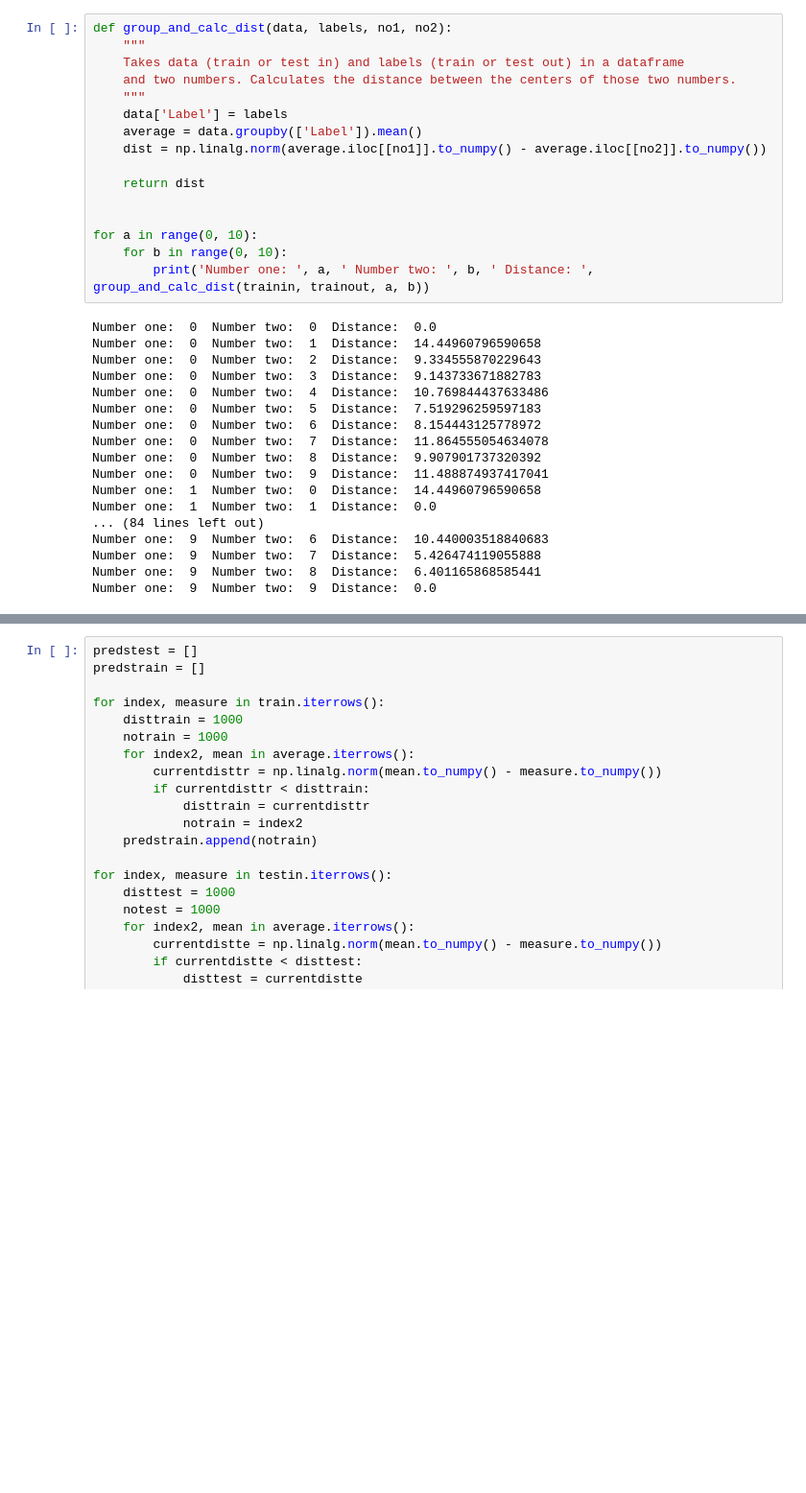
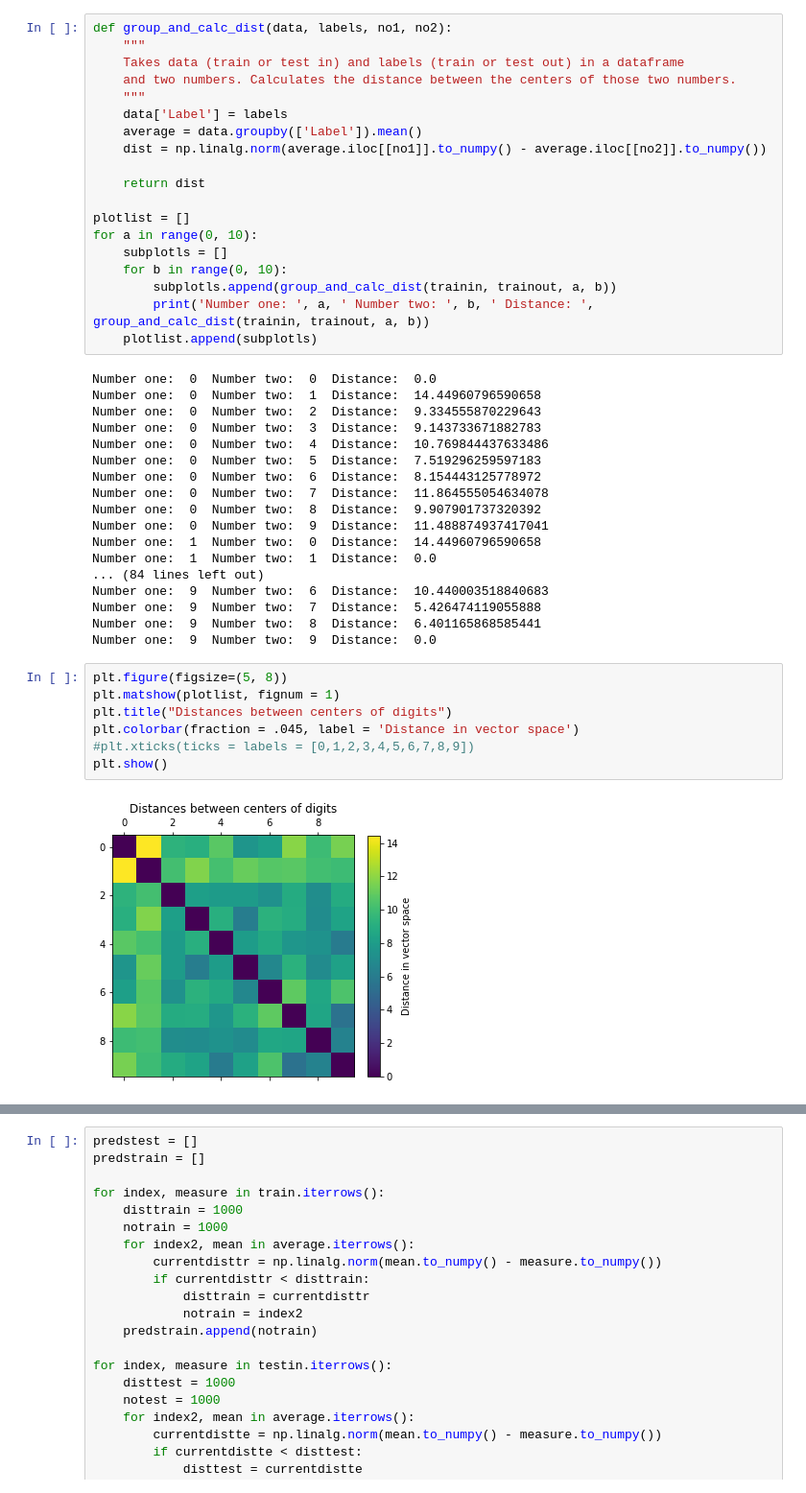
Before and after one commit to RianneAr/Deep_Learning_Ass1, a Jupyter notebook: CodeTask1.ipynb, the cells around one changed output, grey strips where cells are left out. Shown at 96% size. Saved outputs shown, nothing was run; the diff lists cells and outputs as text; blank space fills up the shorter version.

```diff
--- a/CodeTask1.ipynb
+++ b/CodeTask1.ipynb
@@ -48,10 +44,13 @@ def group_and_calc_dist(data, labels, no1, no2):
 
     return dist
 
-
+plotlist = []
 for a in range(0, 10):
+    subplotls = []
     for b in range(0, 10):
+        subplotls.append(group_and_calc_dist(trainin, trainout, a, b))
         print('Number one: ', a, ' Number two: ', b, ' Distance: ', group_and_calc_dist(trainin, trainout, a, b))
+    plotlist.append(subplotls)
 # %% [output]
 Number one:  0  Number two:  0  Distance:  0.0
 Number one:  0  Number two:  1  Distance:  14.44960796590658
@@ -70,6 +69,15 @@ Number one:  9  Number two:  6  Distance:  10.440003518840683
 Number one:  9  Number two:  7  Distance:  5.426474119055888
 Number one:  9  Number two:  8  Distance:  6.401165868585441
 Number one:  9  Number two:  9  Distance:  0.0
+# %%
+plt.figure(figsize=(5, 8))
+plt.matshow(plotlist, fignum = 1)
+plt.title("Distances between centers of digits")
+plt.colorbar(fraction = .045, label = 'Distance in vector space')
+#plt.xticks(ticks = labels = [0,1,2,3,4,5,6,7,8,9])
+plt.show()
+# %% [output]
+[figure, added]
 # %%
 pca = PCA(n_components = 2)
 youmap = umap.UMAP()
```
Also changed, not shown: parts of 15 cells of this notebook.
